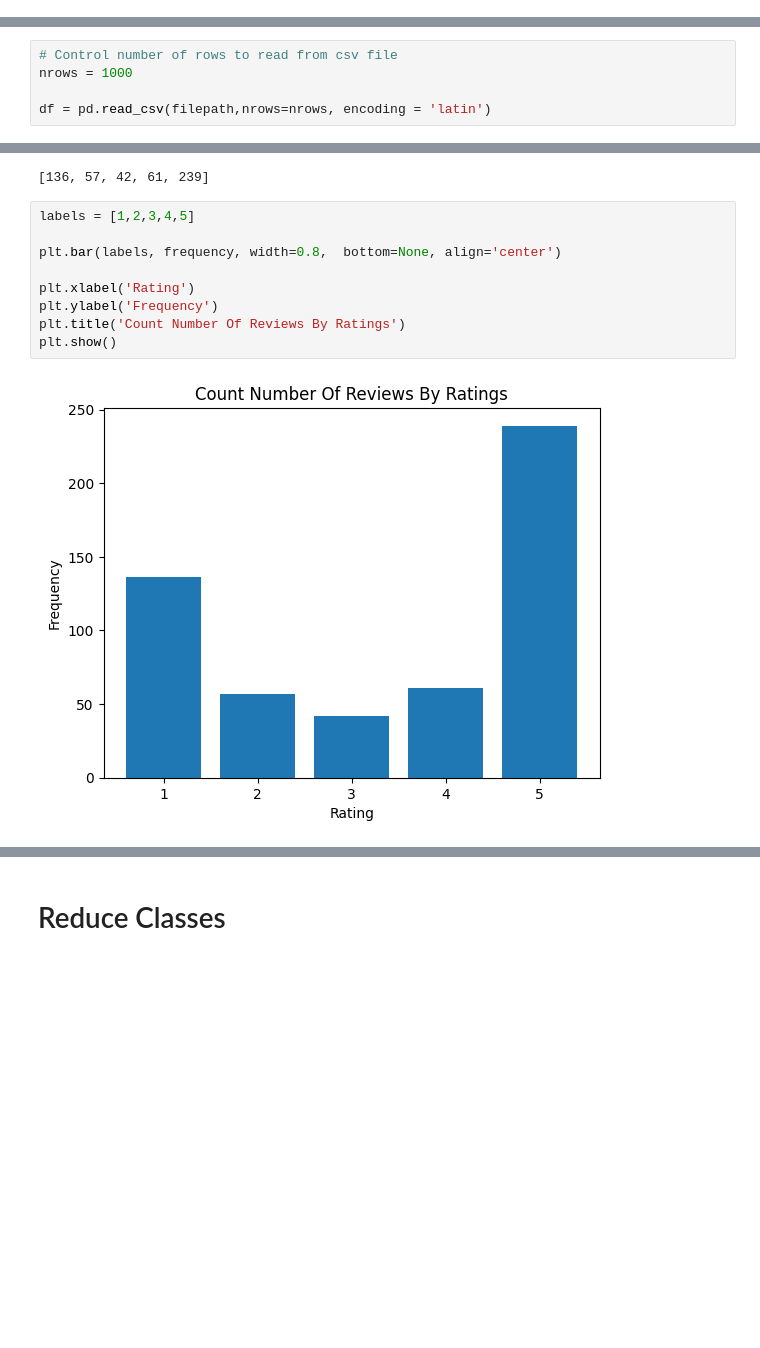
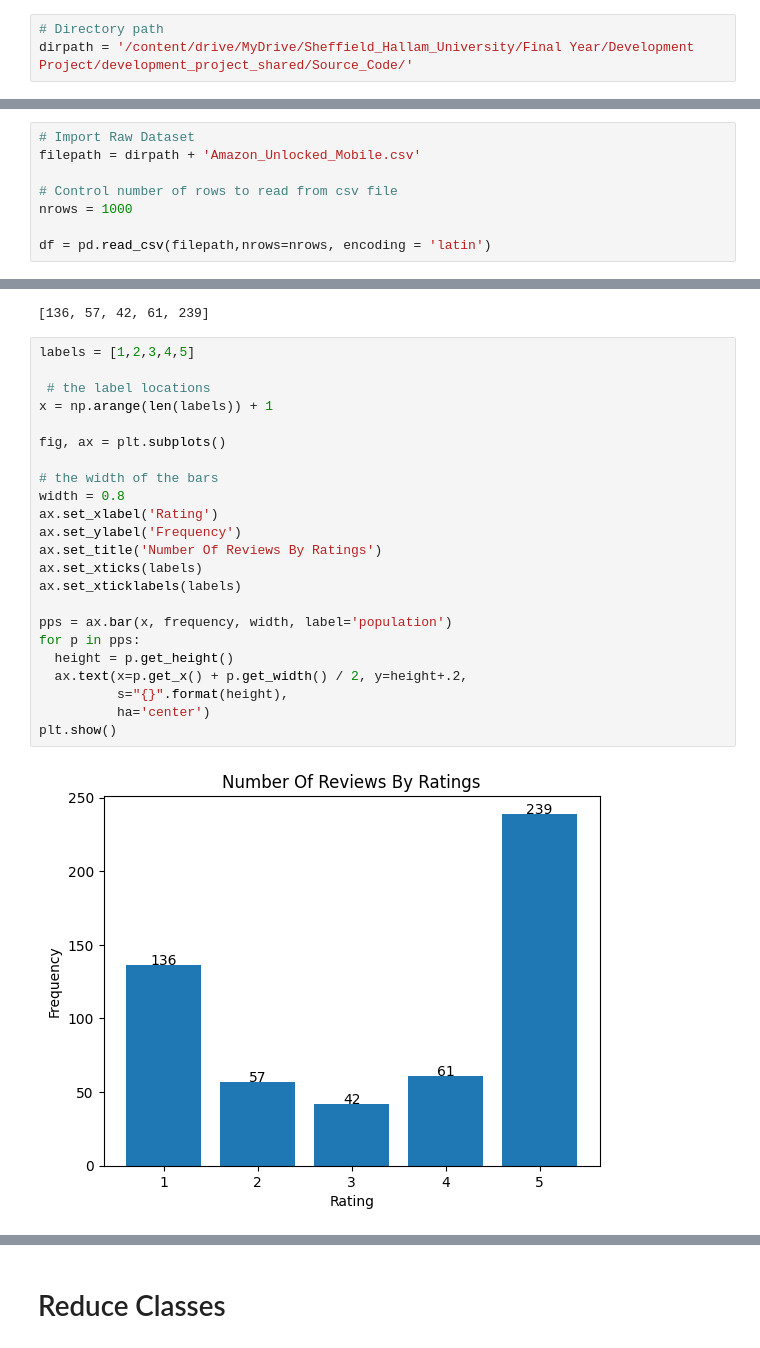
Before and after one commit to KemasRaihan/Hybrid-Neural-Network-Sentiment-Analysis-Of-Phone-Reviews, a Jupyter notebook: Customer_Reviews_Sentiment_Analysis.ipynb, the cells around one changed output, grey strips where cells are left out. Cells and saved outputs as stored; diff of their text form; blank space fills up the shorter version.

```diff
--- a/Customer_Reviews_Sentiment_Analysis.ipynb
+++ b/Customer_Reviews_Sentiment_Analysis.ipynb
@@ -75 +77,4 @@ EPOCHS = 20
+# %%
+# Directory path
+dirpath = '/content/drive/MyDrive/Sheffield_Hallam_University/Final Year/Development Project/development_project_shared/Source_Code/'
 # %%
@@ -96,4 +102,7 @@ filepath = '/content/drive/MyDrive/Sheffield_Hallam_University/Final Year/Develo
 # %%
+# Import Raw Dataset
+filepath = dirpath + 'Amazon_Unlocked_Mobile.csv'
+
 # Control number of rows to read from csv file
 nrows = 1000
 
@@ -149,14 +178,28 @@ for i in range(1,6):
 print(frequency)
 # %% [output]
 [136, 57, 42, 61, 239]
-# %%
-labels = [1,2,3,4,5]
-
-plt.bar(labels, frequency, width=0.8,  bottom=None, align='center')
-
-plt.xlabel('Rating')
-plt.ylabel('Frequency')
-plt.title('Count Number Of Reviews By Ratings')
-plt.show()
-# %% [output]
-[figure, removed]
+# %%
+labels = [1,2,3,4,5]
+
+ # the label locations
+x = np.arange(len(labels)) + 1
+
+fig, ax = plt.subplots()
+
+# the width of the bars
+width = 0.8
+ax.set_xlabel('Rating')
+ax.set_ylabel('Frequency')
+ax.set_title('Number Of Reviews By Ratings')
+ax.set_xticks(labels)
+ax.set_xticklabels(labels)
+
+pps = ax.bar(x, frequency, width, label='population')
+for p in pps:
+  height = p.get_height()
+  ax.text(x=p.get_x() + p.get_width() / 2, y=height+.2,
+          s="{}".format(height),
+          ha='center')
+plt.show()
+# %% [output]
+[figure, added]
```
Also changed, not shown: parts of 118 cells of this notebook.
